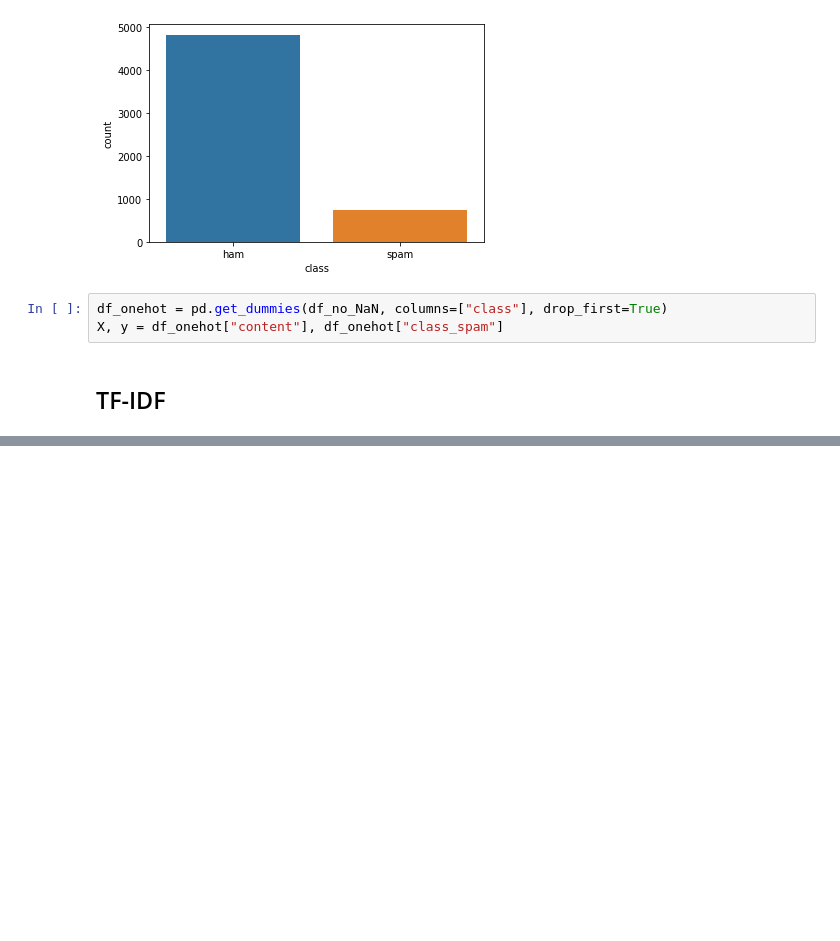
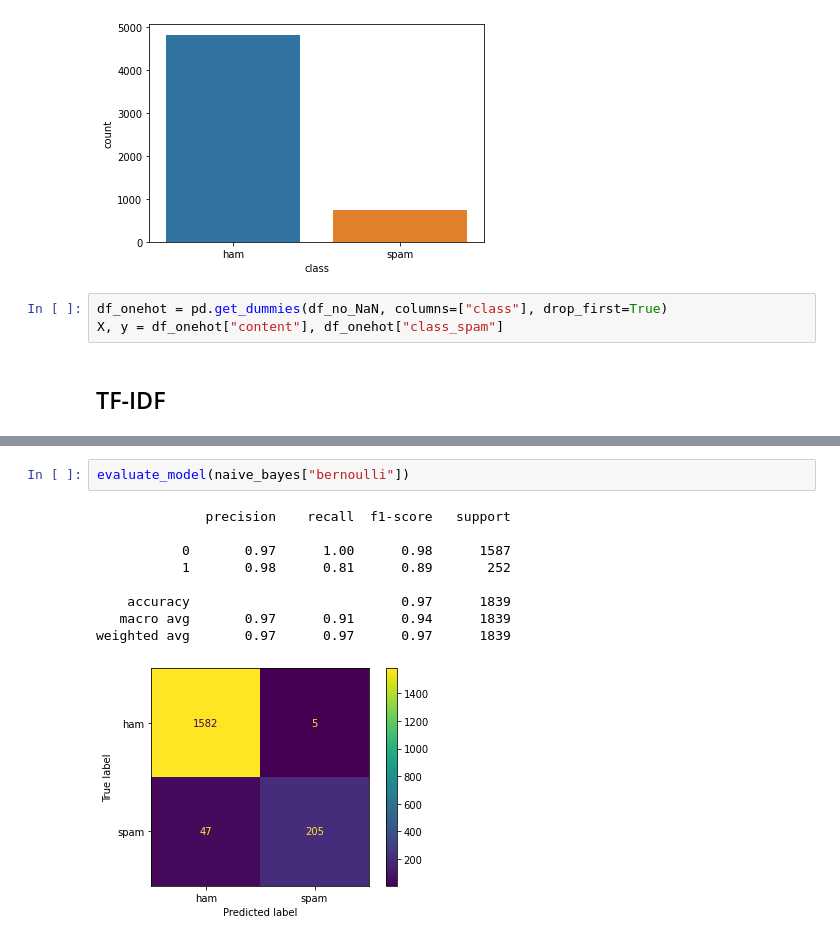
Before and after one commit to kokchun/Maskininlarning-AI21, a Jupyter notebook: Lectures/Code-along/Lec11-Naive_Bayes.ipynb, the cells around one changed output, grey strips where cells are left out. Drawn from its saved outputs; the diff is of its cells as text; blank space fills up the shorter version.

```diff
--- a/Lectures/Code-along/Lec11-Naive_Bayes.ipynb
+++ b/Lectures/Code-along/Lec11-Naive_Bayes.ipynb
@@ -67,0 +118,12 @@ Name: content, Length: 5572, dtype: object
+# %%
+evaluate_model(naive_bayes["bernoulli"])
+# %% [output]
+              precision    recall  f1-score   support
+
+           0       0.97      1.00      0.98      1587
+           1       0.98      0.81      0.89       252
+
+    accuracy                           0.97      1839
+   macro avg       0.97      0.91      0.94      1839
+weighted avg       0.97      0.97      0.97      1839
+[figure, added]
```
Also changed, not shown: parts of 17 cells of this notebook.
